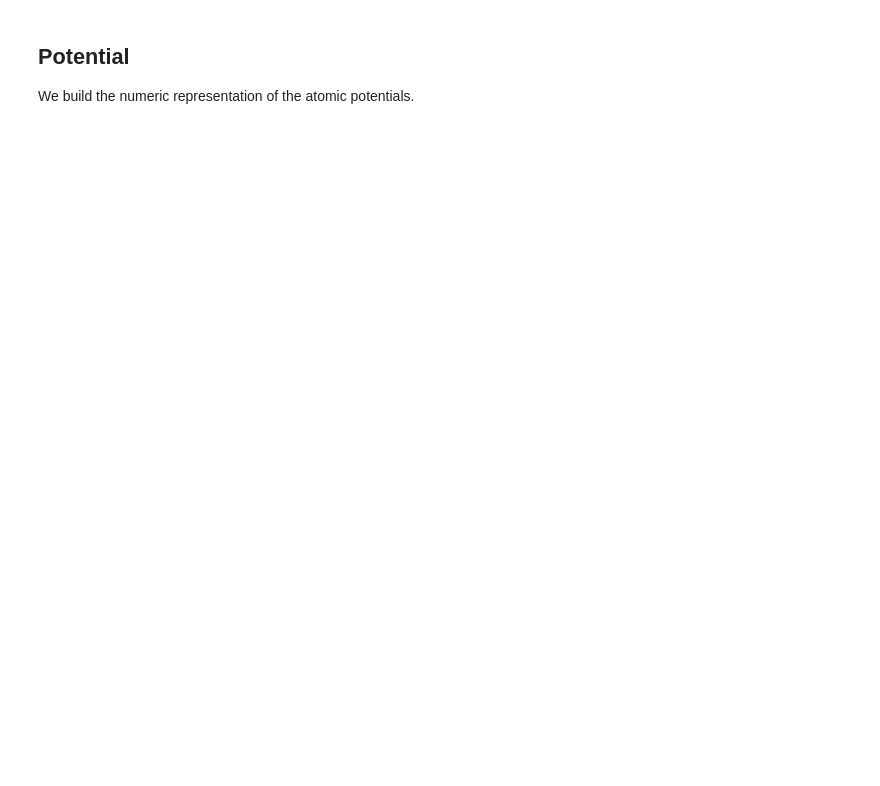
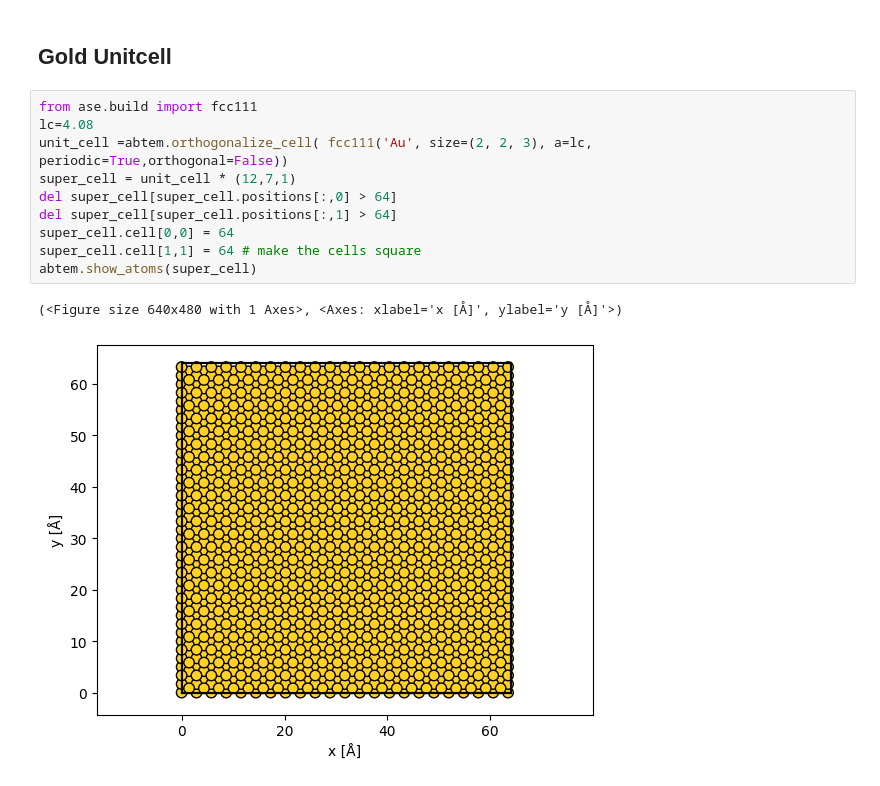
Before and after one commit to curiousbeams/willem-playground, a Jupyter notebook: notebooks/simulation_notebook/crystalline_sample.ipynb, the cells around one changed output. Saved outputs shown, nothing was run; the diff lists cells and outputs as text; blank space fills up the shorter version.

```diff
--- a/notebooks/simulation_notebook/crystalline_sample.ipynb
+++ b/notebooks/simulation_notebook/crystalline_sample.ipynb
@@ -133,4 +11,15 @@ print(x_length, y_length)
-# %% [markdown]
-## Potential
-
-We build the numeric representation of the atomic potentials.
+# %% [markdown]
+## Gold Unitcell
+# %%
+from ase.build import fcc111
+lc=4.08
+unit_cell =abtem.orthogonalize_cell( fcc111('Au', size=(2, 2, 3), a=lc, periodic=True,orthogonal=False))
+super_cell = unit_cell * (12,7,1)
+del super_cell[super_cell.positions[:,0] > 64]
+del super_cell[super_cell.positions[:,1] > 64]
+super_cell.cell[0,0] = 64
+super_cell.cell[1,1] = 64 # make the cells square
+abtem.show_atoms(super_cell)
+# %% [output]
+(<Figure size 640x480 with 1 Axes>, <Axes: xlabel='x [Å]', ylabel='y [Å]'>)
+[figure, added]
```
Also changed, not shown: parts of 20 cells of this notebook.
